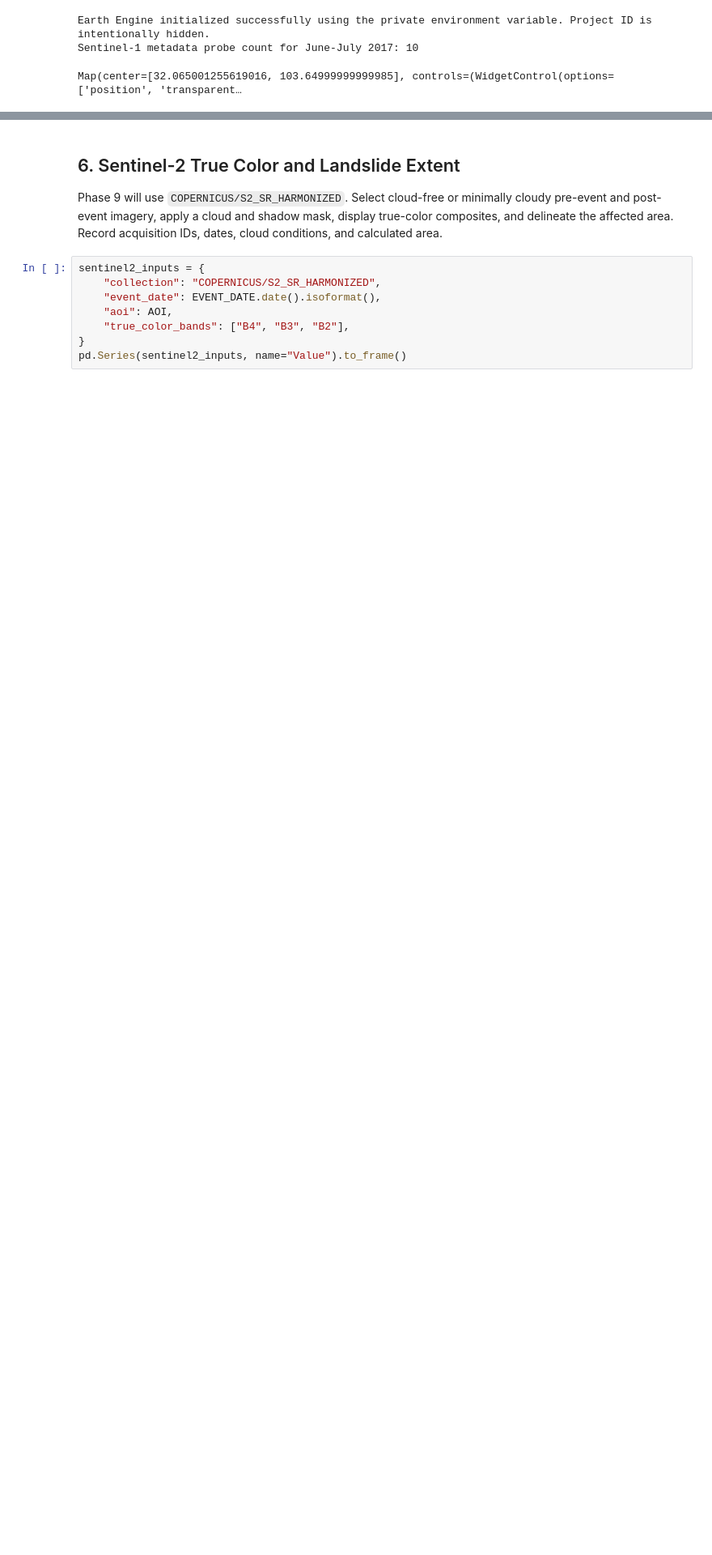
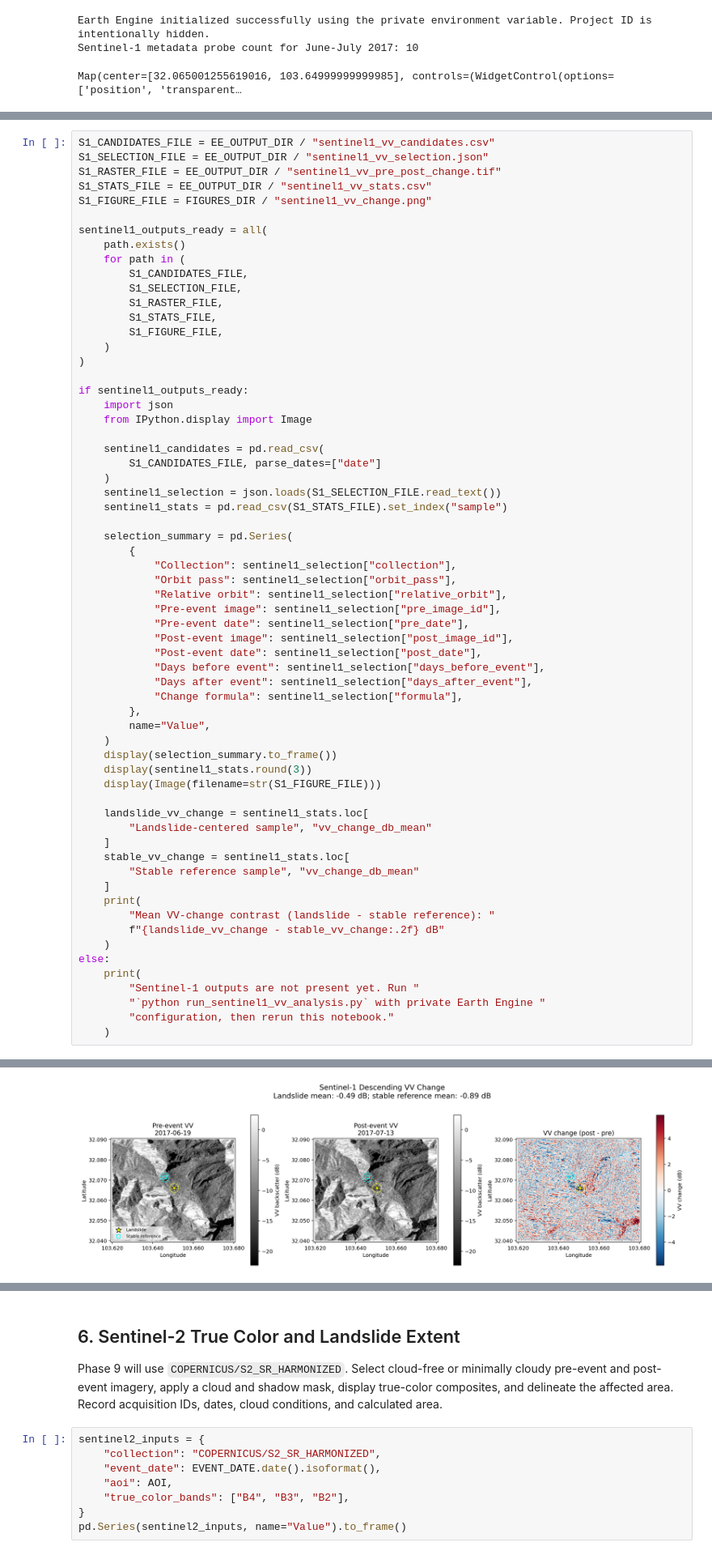
Before and after one commit to mloopa/eolabs, a Jupyter notebook: SAR_Lab_7/SAR_Lab_7_analysis.ipynb, the cells around one changed output, grey strips where cells are left out. Shown at 81% size. Saved outputs shown, nothing was run; the diff lists cells and outputs as text; blank space fills up the shorter version.

```diff
--- a/SAR_Lab_7/SAR_Lab_7_analysis.ipynb
+++ b/SAR_Lab_7/SAR_Lab_7_analysis.ipynb
@@ -804,0 +820,64 @@ compare statistics inside the landslide with a stable control area.
+# %%
+S1_CANDIDATES_FILE = EE_OUTPUT_DIR / "sentinel1_vv_candidates.csv"
+S1_SELECTION_FILE = EE_OUTPUT_DIR / "sentinel1_vv_selection.json"
+S1_RASTER_FILE = EE_OUTPUT_DIR / "sentinel1_vv_pre_post_change.tif"
+S1_STATS_FILE = EE_OUTPUT_DIR / "sentinel1_vv_stats.csv"
+S1_FIGURE_FILE = FIGURES_DIR / "sentinel1_vv_change.png"
+
+sentinel1_outputs_ready = all(
+    path.exists()
+    for path in (
+        S1_CANDIDATES_FILE,
+        S1_SELECTION_FILE,
+        S1_RASTER_FILE,
+        S1_STATS_FILE,
+        S1_FIGURE_FILE,
+    )
+)
+
+if sentinel1_outputs_ready:
+    import json
+    from IPython.display import Image
+
+    sentinel1_candidates = pd.read_csv(
+        S1_CANDIDATES_FILE, parse_dates=["date"]
+    )
+    sentinel1_selection = json.loads(S1_SELECTION_FILE.read_text())
+    sentinel1_stats = pd.read_csv(S1_STATS_FILE).set_index("sample")
+
+    selection_summary = pd.Series(
+        {
+            "Collection": sentinel1_selection["collection"],
+            "Orbit pass": sentinel1_selection["orbit_pass"],
+            "Relative orbit": sentinel1_selection["relative_orbit"],
+            "Pre-event image": sentinel1_selection["pre_image_id"],
+            "Pre-event date": sentinel1_selection["pre_date"],
+            "Post-event image": sentinel1_selection["post_image_id"],
+            "Post-event date": sentinel1_selection["post_date"],
+            "Days before event": sentinel1_selection["days_before_event"],
+            "Days after event": sentinel1_selection["days_after_event"],
+            "Change formula": sentinel1_selection["formula"],
+        },
+        name="Value",
+    )
+    display(selection_summary.to_frame())
+    display(sentinel1_stats.round(3))
+    display(Image(filename=str(S1_FIGURE_FILE)))
+
+    landslide_vv_change = sentinel1_stats.loc[
+        "Landslide-centered sample", "vv_change_db_mean"
+    ]
+    stable_vv_change = sentinel1_stats.loc[
+        "Stable reference sample", "vv_change_db_mean"
+    ]
+    print(
+        "Mean VV-change contrast (landslide - stable reference): "
+        f"{landslide_vv_change - stable_vv_change:.2f} dB"
+    )
+else:
+    print(
+        "Sentinel-1 outputs are not present yet. Run "
+        "`python run_sentinel1_vv_analysis.py` with private Earth Engine "
+        "configuration, then rerun this notebook."
+    )
+# %% [output]
@@ -804,0 +899 @@ compare statistics inside the landslide with a stable control area.
+[figure, added]
```
Also changed, not shown: parts of 7 cells of this notebook, 3 other files.
